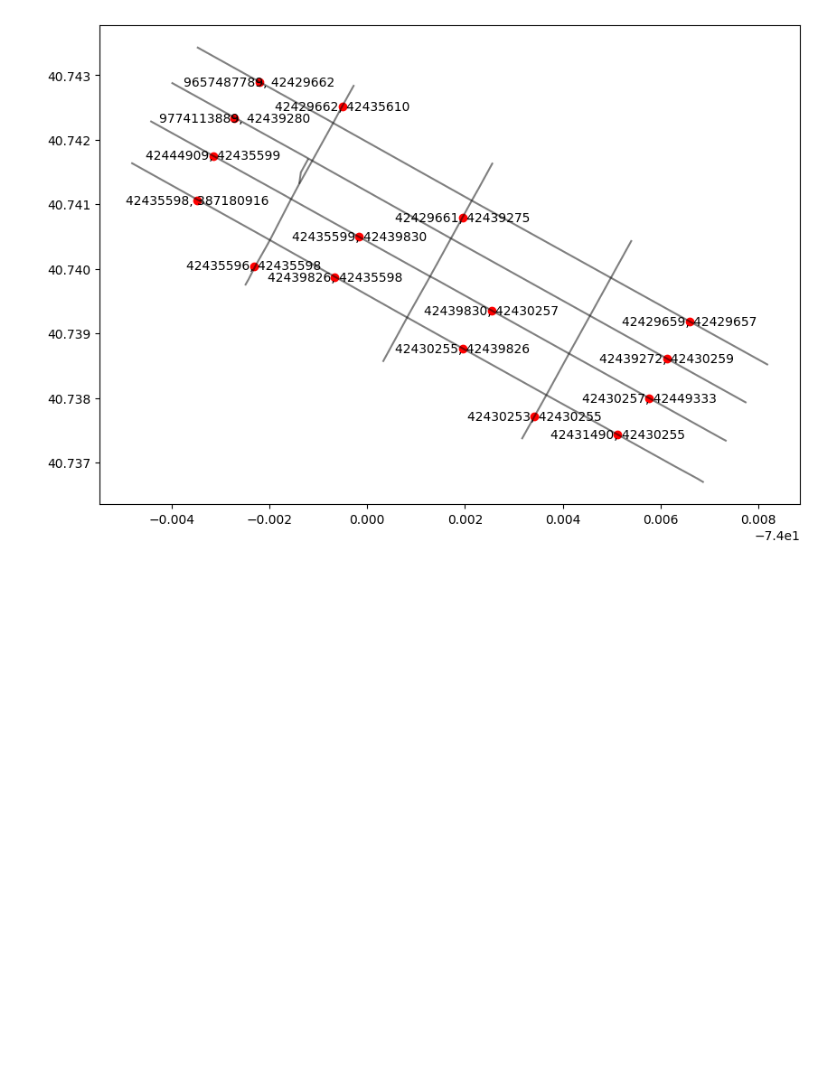
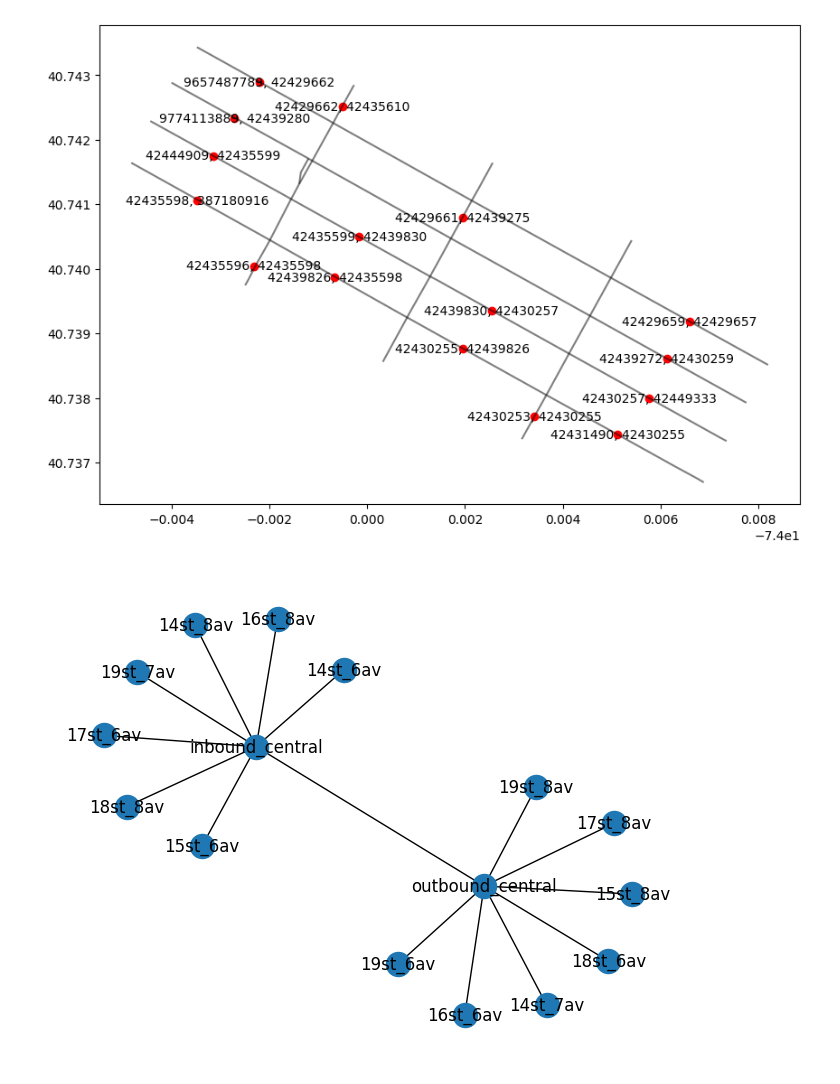
Before and after one commit to ct-spec-res/ev-load-forecast-nyc, a Jupyter notebook: src/automated-traffic-counts/1.0-mds-combined-node.ipynb, the cells around one changed output. Saved outputs shown, nothing was run; the diff lists cells and outputs as text; code cells hidden in the pictures; blank space fills up the shorter version.

Commit message:
add in nx graph completed

```diff
--- a/src/automated-traffic-counts/1.0-mds-combined-node.ipynb
+++ b/src/automated-traffic-counts/1.0-mds-combined-node.ipynb
@@ -77,5 +77,26 @@ for idx, row in unique_atr_gdf.iterrows():
 # %% [output]
 [figure]
 # %%
-inbound_atrs_lst = {'14st_8av':('42435596','42435598'), '16st_8av':('42444909','42435599'), '18st_8av':('9657487789','42429662'), ('42430253','42430255'),('42431490','42430255'),('42439272','42430259')}
-outbound_atrs_lst = [('42435598','387180916'),('9774113889','42439280'),('42429662','42435610'),('42429659','42429657'),('42430257','42449333')]
+inbound_atrs_lst = {'14st_8av':('42435596','42435598'), '16st_8av':('42444909','42435599'), '18st_8av':('9657487789','42429662'), '14st_6av':('42430253','42430255'), '15st_6av':('42431490','42430255'), '17st_6av':('42439272','42430259'),'19st_7av': (None,None)}
+outbound_atrs_lst = {'15st_8av':('42435598','387180916'),'17st_8av':('9774113889','42439280'), '19st_8av':('42429662','42435610'),'18st_6av':('42429659','42429657'),'16st_6av':('42430257','42449333'),'14st_7av':(None,None), '19st_6av':(None,None)}
+# %%
+G = nx.Graph()
+
+G.add_nodes_from(inbound_atrs_lst.keys())
+
+G.add_nodes_from(outbound_atrs_lst.keys())
+
+G.add_nodes_from(['inbound_central','outbound_central'])
+
+
+for node in inbound_atrs_lst.keys():
+    G.add_edge(node, 'inbound_central')
+
+G.add_edge('inbound_central', 'outbound_central')
+
+for node in outbound_atrs_lst.keys():
+    G.add_edge('outbound_central', node)
+
+nx.draw(G, with_labels=True)
+# %% [output]
+[figure, added]
```
Also changed, not shown: parts of 6 cells of this notebook.
